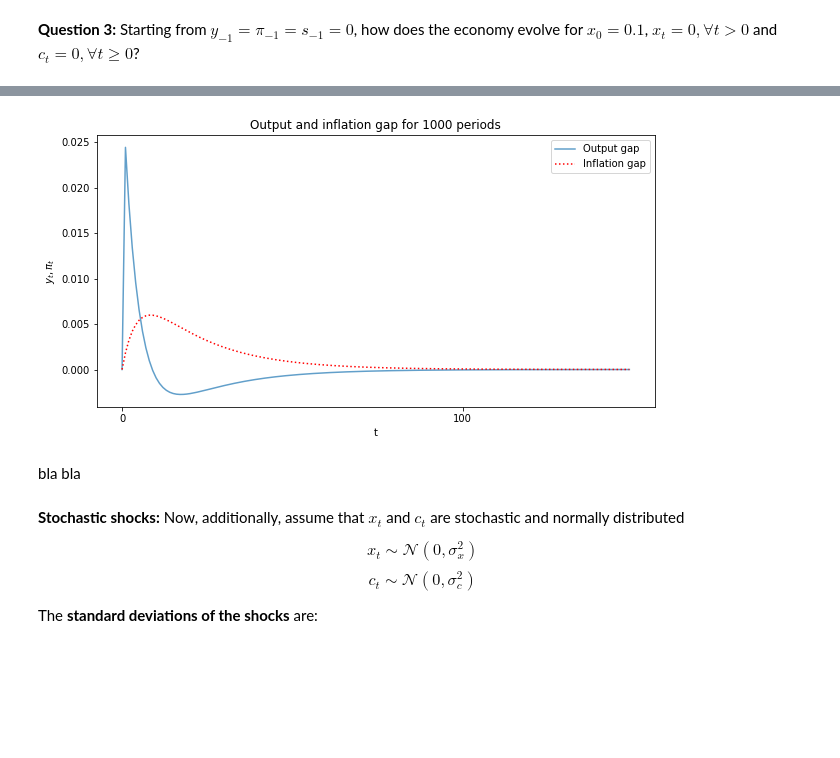
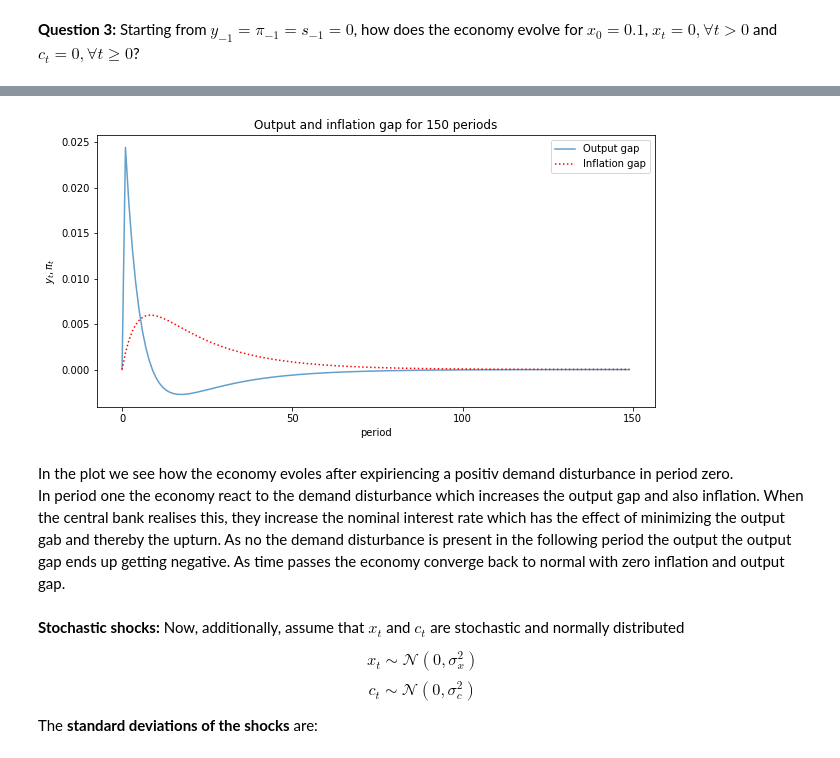
Before and after one commit to NumEconCopenhagen/projects-2019-wms, a Jupyter notebook: examproject/exam_2019.ipynb, the cells around one changed output, grey strips where cells are left out. Cells and saved outputs as stored; diff of their text form; code cells hidden in the pictures; blank space fills up the shorter version.

```diff
--- a/examproject/exam_2019.ipynb
+++ b/examproject/exam_2019.ipynb
@@ -554,21 +558,23 @@ for i, j, k in zip(v, s, range(0, 149)):
     output.append(y_eq_func(pi_lag = inflation[k], s = j, v = i))
     inflation.append(pi_eq_func(pi_lag = inflation[k], s = j, y = y_eq_func(pi_lag = inflation[k], s = j, v = i)))
 # %%
+# Plot the results
 fig = plt.figure(figsize= (10,5))
 ax = fig.add_subplot(1,1,1)
 ax.plot(t, output, label = 'Output gap', alpha=0.7)
 ax.plot(t, inflation, linestyle= ':', label = 'Inflation gap', color='red')
 #ax.grid()
 ax.legend()
-ax.set_xlabel('t') #
+ax.set_xlabel('period') #
 ax.set_ylabel('$y_t, \pi_t$')
-ax.set_title('Output and inflation gap for 1000 periods')
-plt.xticks(range(0, 151, 100))
+ax.set_title('Output and inflation gap for 150 periods')
+plt.xticks(range(0, 151, 50))
 plt.show()
 # %% [output]
-[figure, old version]
+[figure, new version]
-# %% [markdown]
-bla bla
+# %% [markdown]
+In the plot we see how the economy evoles after expiriencing a positiv demand disturbance in period zero. <br>
+In period one the economy react to the demand disturbance which increases the output gap and also inflation. When the central bank realises this, they increase the nominal interest rate which has the effect of minimizing the output gab and thereby the upturn. As no the demand disturbance is present in the following period the output the output gap ends up getting negative. As time passes the economy converge back to normal with zero inflation and output gap.
 # %% [markdown]
 **Stochastic shocks:** Now, additionally, assume that $x_t$ and $c_t$ are stochastic and normally distributed
 
```
Also changed, not shown: parts of 7 cells of this notebook.
